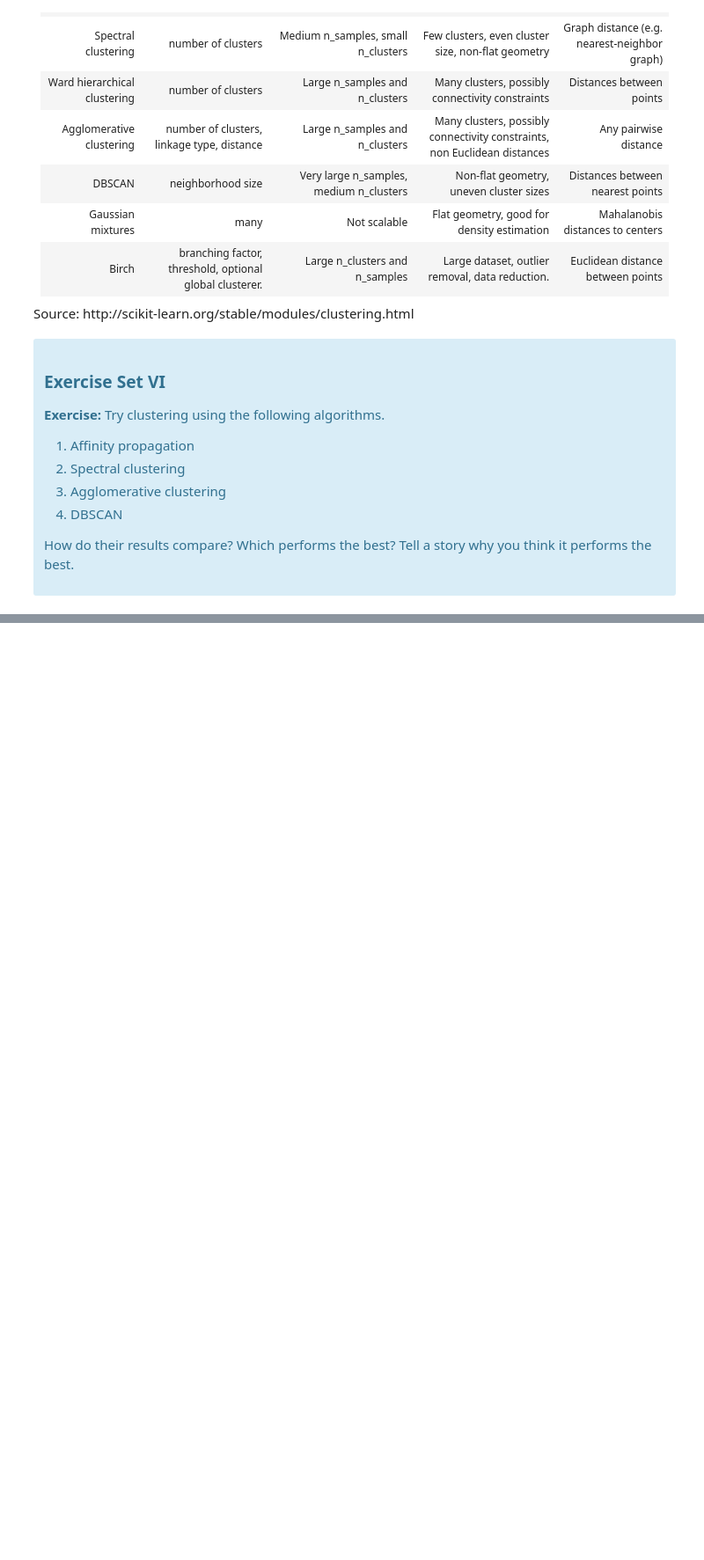
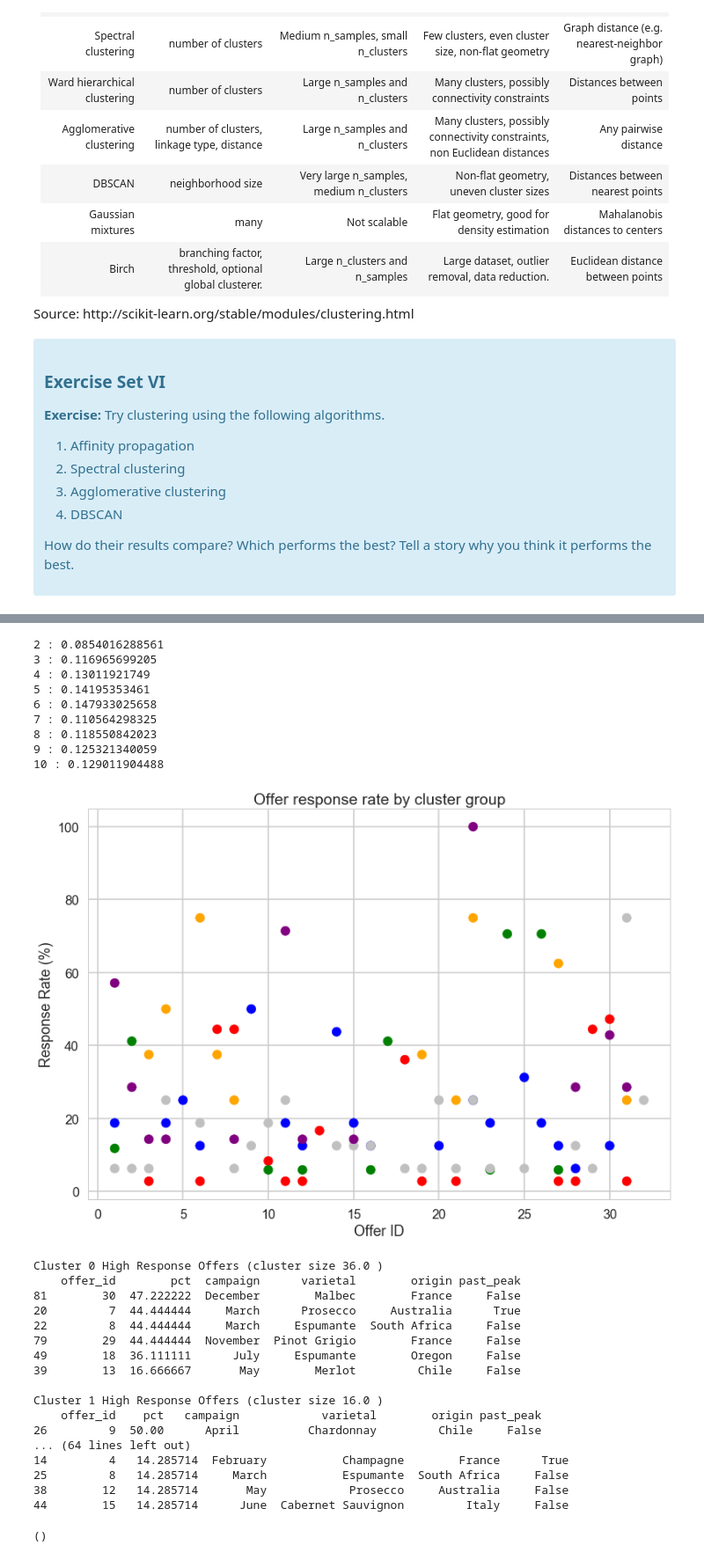
Before and after one commit to dkyip/DSI, a Jupyter notebook: Mini_Project_Clustering.ipynb, the cells around one changed output, grey strips where cells are left out. Shown at 88% size. Drawn from its saved outputs; the diff is of its cells as text; code cells hidden in the pictures; blank space fills up the shorter version.

```diff
--- a/Mini_Project_Clustering.ipynb
+++ b/Mini_Project_Clustering.ipynb
@@ -654 +763,55 @@ plt.show()
+# %%
+# Agglomerative clustering
+from sklearn.cluster import AgglomerativeClustering
+
+# determine appropriate n_clusters value
+for i in range(2,11):
+    agl = AgglomerativeClustering(n_clusters=i)
+    agl.fit(x_cols)
+    labels = agl.labels_
+    print(i,":",silhouette_score(x_cols, labels))
+
+agl = AgglomerativeClustering(n_clusters=6)
+agl.fit(x_cols)
+
+labels = agl.labels_
+
+df_cluster_aggl = createDFcluster(labels)
+
+# create a summarized count of each clustered group
+df_analysis_sum = createDFanalysisSum(df_cluster_aggl)
+
+# plot offer response rate by cluster
+plotClusterByOffer()
+
+printCluster(6)
+# %% [output]
+2 : 0.0854016288561
+3 : 0.116965699205
+4 : 0.13011921749
+5 : 0.14195353461
+6 : 0.147933025658
+7 : 0.110564298325
+8 : 0.118550842023
+9 : 0.125321340059
+10 : 0.129011904488
+[figure, added]
+Cluster 0 High Response Offers (cluster size 36.0 )
+    offer_id        pct  campaign      varietal        origin past_peak
+81        30  47.222222  December        Malbec        France     False
+20         7  44.444444     March      Prosecco     Australia      True
+22         8  44.444444     March     Espumante  South Africa     False
+79        29  44.444444  November  Pinot Grigio        France     False
+49        18  36.111111      July     Espumante        Oregon     False
+39        13  16.666667       May        Merlot         Chile     False
+
+Cluster 1 High Response Offers (cluster size 16.0 )
+    offer_id    pct   campaign            varietal        origin past_peak
+26         9  50.00      April          Chardonnay         Chile     False
+... (64 lines left out)
+14         4   14.285714  February           Champagne        France      True
+25         8   14.285714     March           Espumante  South Africa     False
+38        12   14.285714       May            Prosecco     Australia     False
+44        15   14.285714      June  Cabernet Sauvignon         Italy     False
+()
 # %%
```
Also changed, not shown: parts of 11 cells of this notebook.
